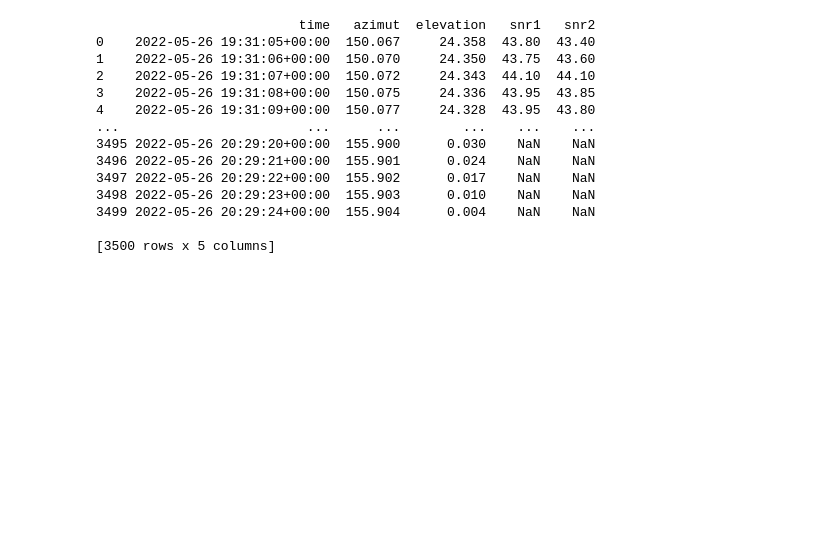
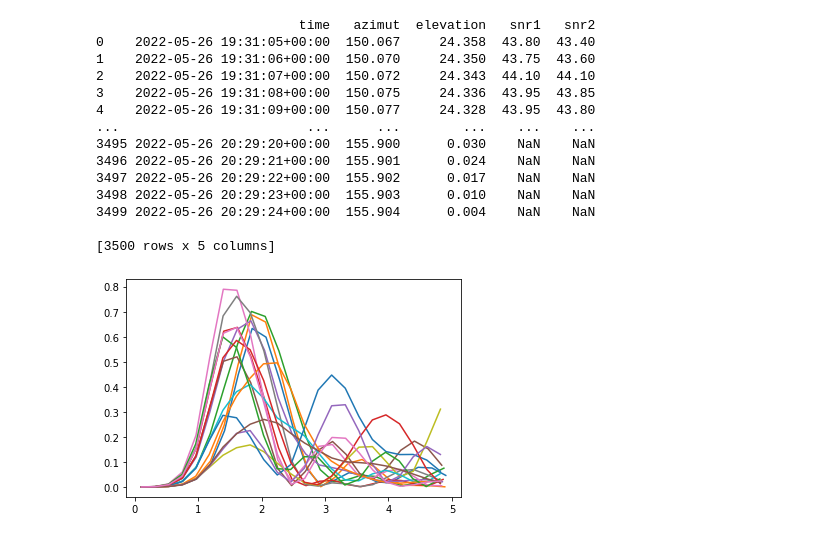
Before and after one commit to ziqing97/gnss_ir_analyze, a Jupyter notebook: src/test.ipynb, the cells around one changed output. Saved outputs shown, nothing was run; the diff lists cells and outputs as text; code cells hidden in the pictures; blank space fills up the shorter version.

```diff
--- a/src/test.ipynb
+++ b/src/test.ipynb
@@ -62,6 +59,67 @@ print(dataframe)
 3499 2022-05-26 20:29:24+00:00  155.904      0.004    NaN    NaN
 
 [3500 rows x 5 columns]
+# %%
+from astropy.timeseries import LombScargle
+
+WAVELENTH_S1 = 0.1905 # meter
+time_interval = 2 # minutes
+min_height = 1
+max_height = 3 # meter
+
+time_delta = timedelta(minutes=time_interval)
+
+time_start = dataframe['time'].iat[0]
+time_end = time_start + time_delta
+height_list = []
+time_list = []
+azimut_list = []
+fig1,ax1 = plt.subplots()
+fig2,ax2 = plt.subplots()
+while time_end < dataframe['time'].iat[-1]:
+    dataframe_in_interval = dataframe[(dataframe['time'] >= time_start) & \
+                                    (dataframe['time'] < time_end)]
+    if not dataframe_in_interval.empty:
+        dataframe_in_interval_sort = dataframe_in_interval.sort_values(by='elevation')
+        # sort data by elevation
+        elevation_sort = np.array([dataframe_in_interval_sort['elevation']])
+
+        # calculate the snr_ref
+        design_matrix = np.concatenate((elevation_sort.T**2,elevation_sort.T,\
+                        np.ones((np.size(elevation_sort,1),1))),axis=1)
+        y = np.array([dataframe_in_interval_sort['snr1']]).T
+        x = np.dot(np.linalg.solve(np.dot(design_matrix.T,design_matrix),design_matrix.T),y)
+        snr1_ref = y - (elevation_sort.T**2 * x[0,0] + x[1,0]*elevation_sort.T + x[2,0])
+
+        # lsp analysis
+        x_data = (np.sin(elevation_sort.T*np.pi/180) * 4 * np.pi / WAVELENTH_S1).ravel() # double checked
+        y_data = snr1_ref.ravel()
+        ax2.plt.plot(x_data,y_data)
+        try:
+            frequency, power = LombScargle(x_data,y_data).autopower()
+            ax1.plt.plot(frequency[(frequency < 5)],power[(frequency < 5)])
+            max_power_candidate_idx = (power > max(power)/2)
+            height_candidate = frequency[max_power_candidate_idx]
+            power_candidate = power[max_power_candidate_idx]
+
+            valid_height_idx = (height_candidate < max_height) & (height_candidate > min_height)
+            height_candidate = height_candidate[valid_height_idx]
+            power_candidate = power_candidate[valid_height_idx]
+
+            if power_candidate.size != 0:
+                max_power_index = (power_candidate == max(power_candidate))
+                height = height_candidate[max_power_index]
+            else:
+                height = float("nan")
+        except:
+            height = float("nan")
+        height_list.append(height)
+        time_list.append(time_start + time_delta/2)
+        azimut_list.append(np.average(dataframe_in_interval['azimut']))
+    time_start = time_end
+    time_end = time_end = time_start + time_delta
+# %% [output]
+[figure, added]
 # %%
 min_height = 1
 max_height = 3 # meter
```
Also changed, not shown: parts of 5 cells of this notebook, 18 other files.
